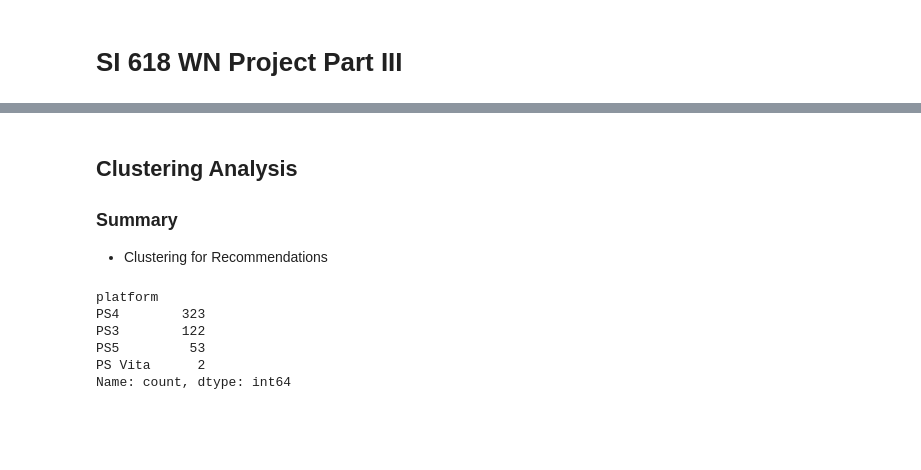
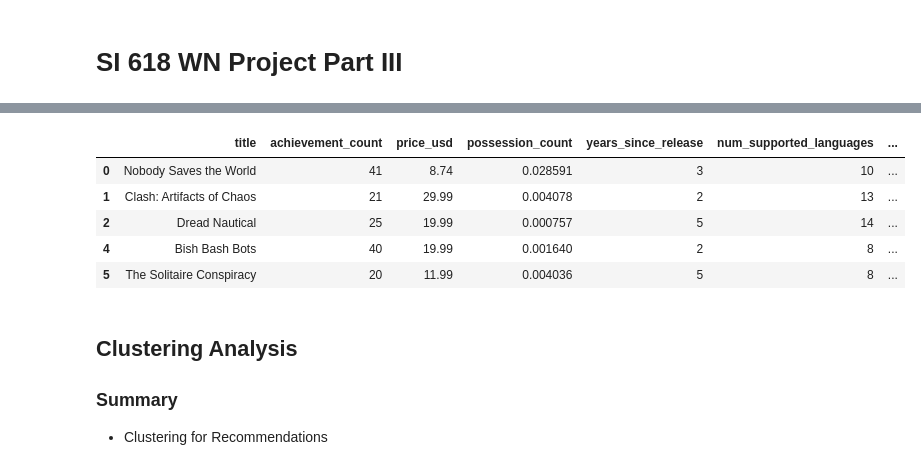
Before and after one commit to yfsongum/video_games_analysis_2025, a Jupyter notebook: SI_618_Project.ipynb, the cells around one changed output, grey strips where cells are left out. Cells and saved outputs as stored; diff of their text form; code cells hidden in the pictures; blank space fills up the shorter version.

```diff
--- a/SI_618_Project.ipynb
+++ b/SI_618_Project.ipynb
@@ -2671,14 +2842,16 @@ The combined dataset enriches our analysis by providing a holistic view with gam
+# %%
+game_count_cleaned.drop(columns=['game_id', 'platform_deduced', 'genres', 'count'], inplace=True)
+game_count_cleaned.rename(columns={'normalized_count': 'possession_count', 'usd': 'price_usd'}, inplace=True)
+game_count_cleaned.head()
+# %% [output]
+|  | title | achievement_count | price_usd | possession_count | years_since_release | num_supported_languages | ... |
+| 0 | Nobody Saves the World | 41 | 8.74 | 0.028591 | 3 | 10 | ... |
+| 1 | Clash: Artifacts of Chaos | 21 | 29.99 | 0.004078 | 2 | 13 | ... |
+| 2 | Dread Nautical | 25 | 19.99 | 0.000757 | 5 | 14 | ... |
+| 4 | Bish Bash Bots | 40 | 19.99 | 0.001640 | 2 | 8 | ... |
+| 5 | The Solitaire Conspiracy | 20 | 11.99 | 0.004036 | 5 | 8 | ... |
 # %% [markdown]
 ## Clustering Analysis
 
 ### Summary
 - Clustering for Recommendations
-# %%
-top_500_games['platform'].value_counts()
-# %% [output]
-platform
-PS4        323
-PS3        122
-PS5         53
-PS Vita      2
-Name: count, dtype: int64
```
Also changed, not shown: parts of 41 cells of this notebook.
